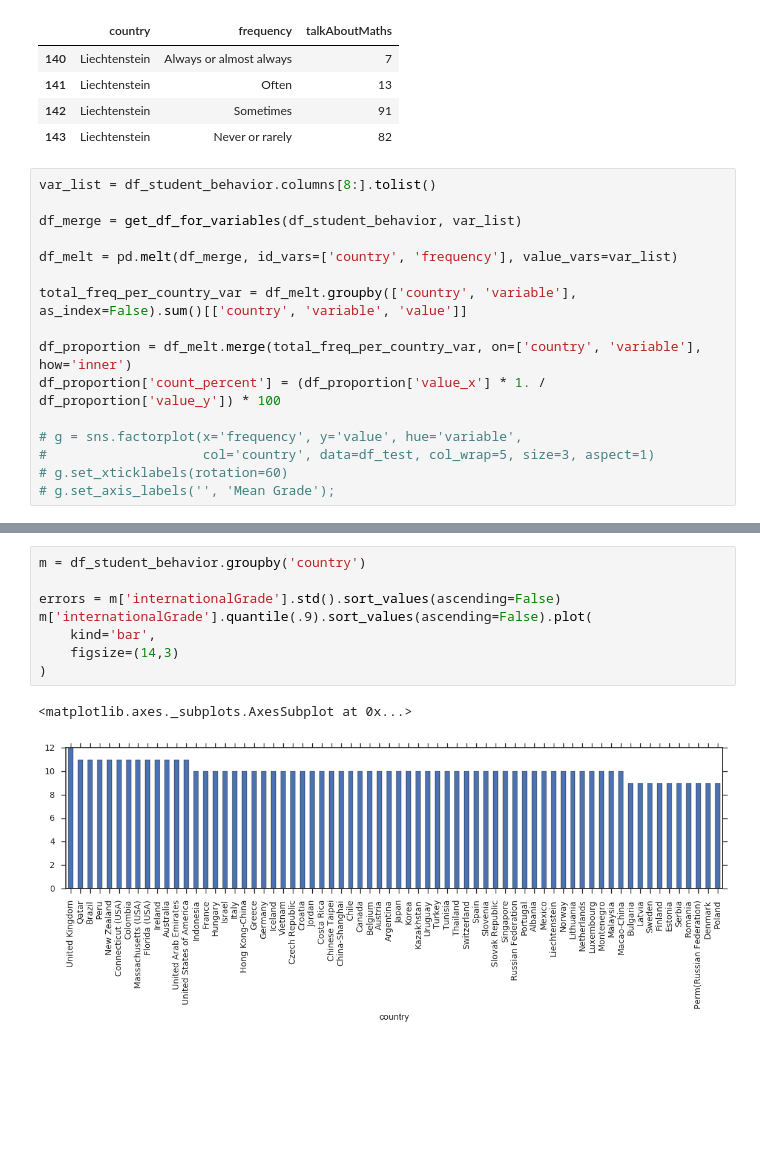
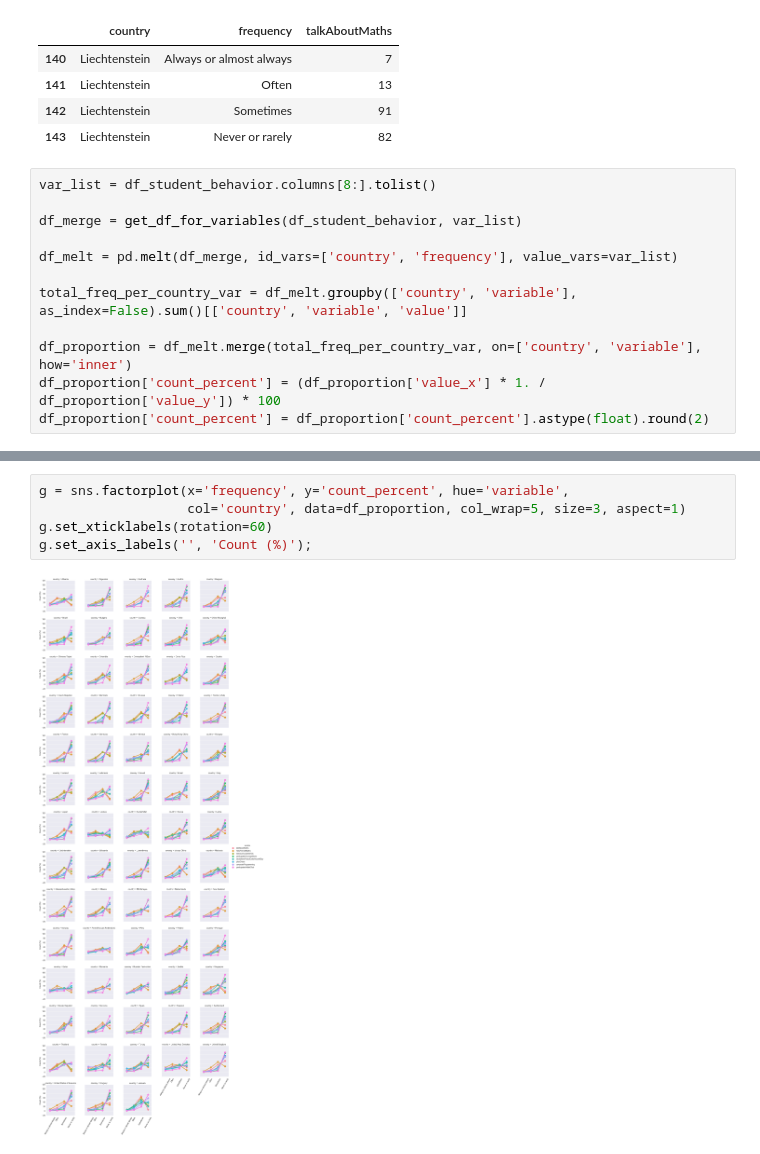
Before and after one commit to brunoassisp/PISA-Data-Viz-project, a Jupyter notebook: PISA_EDA.ipynb, the cells around one changed output, grey strips where cells are left out. Saved outputs shown, nothing was run; the diff lists cells and outputs as text; blank space fills up the shorter version.

Commit message:
Updating jupyter notebook
Adding new visualization to notebook

```diff
--- a/PISA_EDA.ipynb
+++ b/PISA_EDA.ipynb
@@ -196,8 +196,4 @@ total_freq_per_country_var = df_melt.groupby(['country', 'variable'], as_index=F
 
 df_proportion = df_melt.merge(total_freq_per_country_var, on=['country', 'variable'], how='inner')
 df_proportion['count_percent'] = (df_proportion['value_x'] * 1. / df_proportion['value_y']) * 100
-
-# g = sns.factorplot(x='frequency', y='value', hue='variable',
-#                    col='country', data=df_test, col_wrap=5, size=3, aspect=1)
-# g.set_xticklabels(rotation=60)
-# g.set_axis_labels('', 'Mean Grade');
+df_proportion['count_percent'] = df_proportion['count_percent'].astype(float).round(2)
@@ -255,11 +200,7 @@ Name: internationalGrade, dtype: float64
-# %%
-m = df_student_behavior.groupby('country')
-
-errors = m['internationalGrade'].std().sort_values(ascending=False)
-m['internationalGrade'].quantile(.9).sort_values(ascending=False).plot(
-    kind='bar',
-    figsize=(14,3)
-)
-# %% [output]
-<matplotlib.axes._subplots.AxesSubplot at 0x...>
-[figure, removed]
+# %%
+g = sns.factorplot(x='frequency', y='count_percent', hue='variable',
+                   col='country', data=df_proportion, col_wrap=5, size=3, aspect=1)
+g.set_xticklabels(rotation=60)
+g.set_axis_labels('', 'Count (%)');
+# %% [output]
+[figure, added]
```
Also changed, not shown: parts of 3 cells of this notebook.
